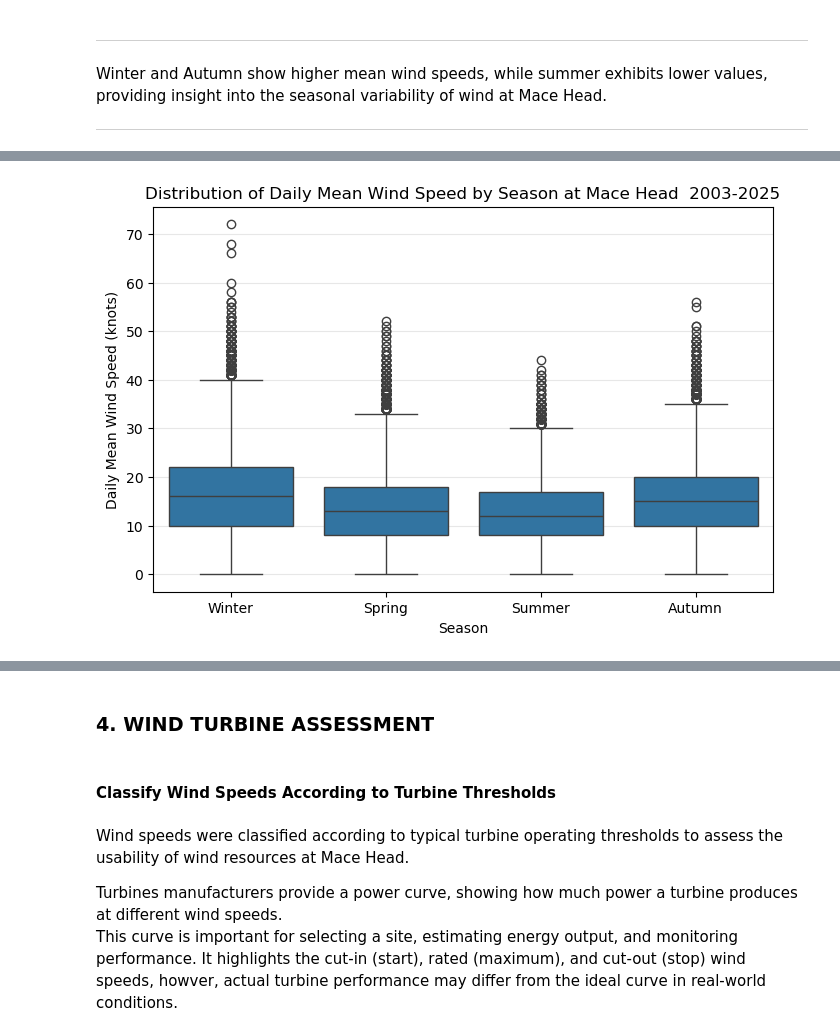
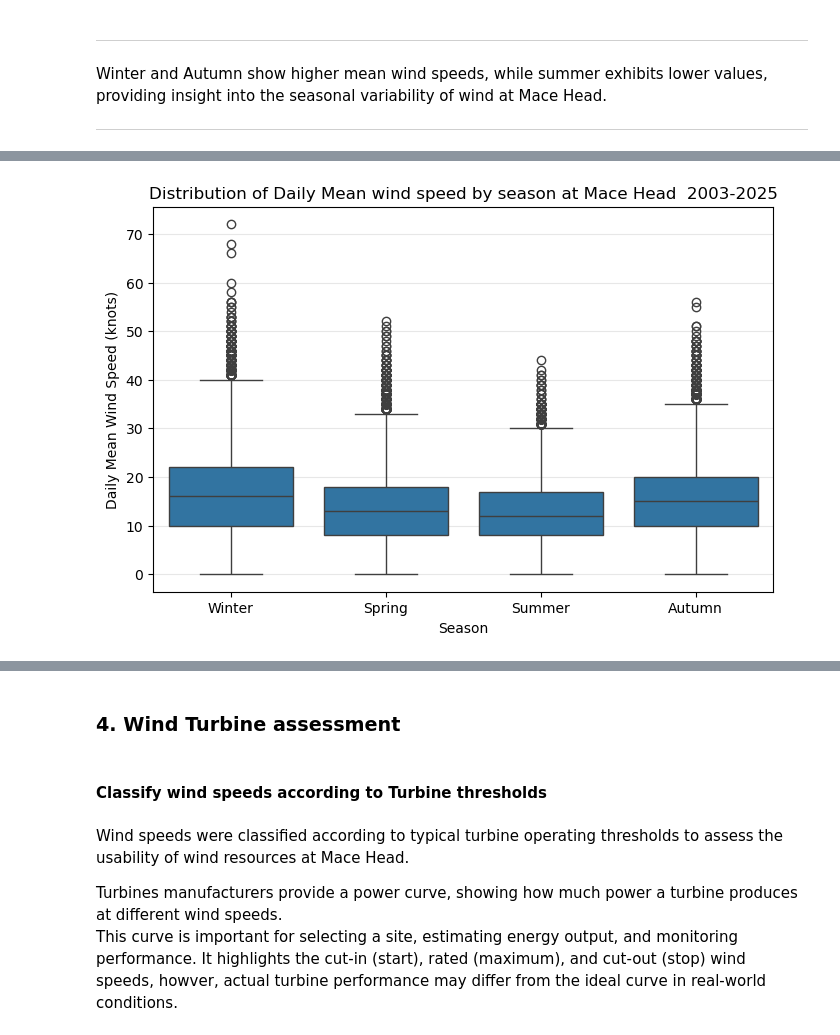
Before and after one commit to Maroua-El-Imame/programming-for-data-analytics, a Jupyter notebook: project/windspeed_analysis_project.ipynb, the cells around one changed output, grey strips where cells are left out. Saved outputs shown, nothing was run; the diff lists cells and outputs as text; code cells hidden in the pictures.

```diff
--- a/project/windspeed_analysis_project.ipynb
+++ b/project/windspeed_analysis_project.ipynb
@@ -733,14 +740,14 @@ Winter and Autumn show higher mean wind speeds, while summer exhibits lower valu
 # %%
-# Boxplot
+# boxplot
 plt.figure(figsize=(8,5))
 sns.boxplot(data=macehead_df, x='season', y='wdsp',order=['Winter', 'Spring', 'Summer', 'Autumn'])
 plt.xlabel('Season')
 plt.ylabel('Daily Mean Wind Speed (knots)')
-plt.title('Distribution of Daily Mean Wind Speed by Season at Mace Head  2003-2025')
+plt.title('Distribution of Daily Mean wind speed by season at Mace Head  2003-2025')
 plt.grid(axis='y', alpha=0.3)
 plt.show()
 # %% [output]
-[figure, old version]
+[figure, new version]
 # %% [markdown]
 -----------------
 
@@ -752,9 +757,9 @@ Summer has the lowest median and a narrower interquartile range, suggesting more
 
 ----------------
 # %% [markdown]
-### 4. WIND TURBINE ASSESSMENT
+### 4. Wind Turbine assessment
 # %% [markdown]
-#### Classify Wind Speeds According to Turbine Thresholds
+#### Classify wind speeds according to Turbine thresholds
 # %% [markdown]
 Wind speeds were classified according to typical turbine operating thresholds to assess the usability of wind resources at Mace Head.
 
```
Also changed, not shown: parts of 57 cells of this notebook.
